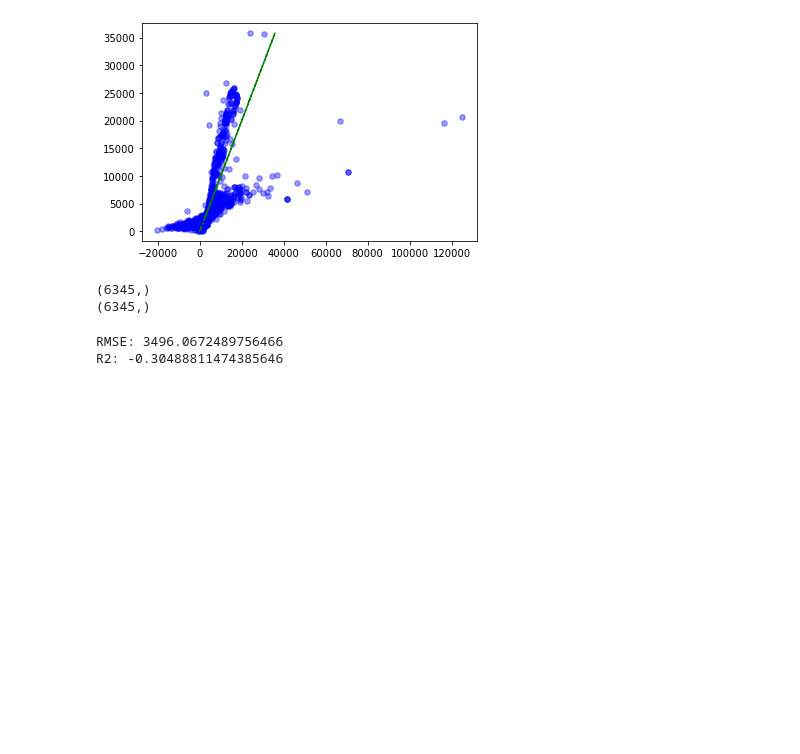
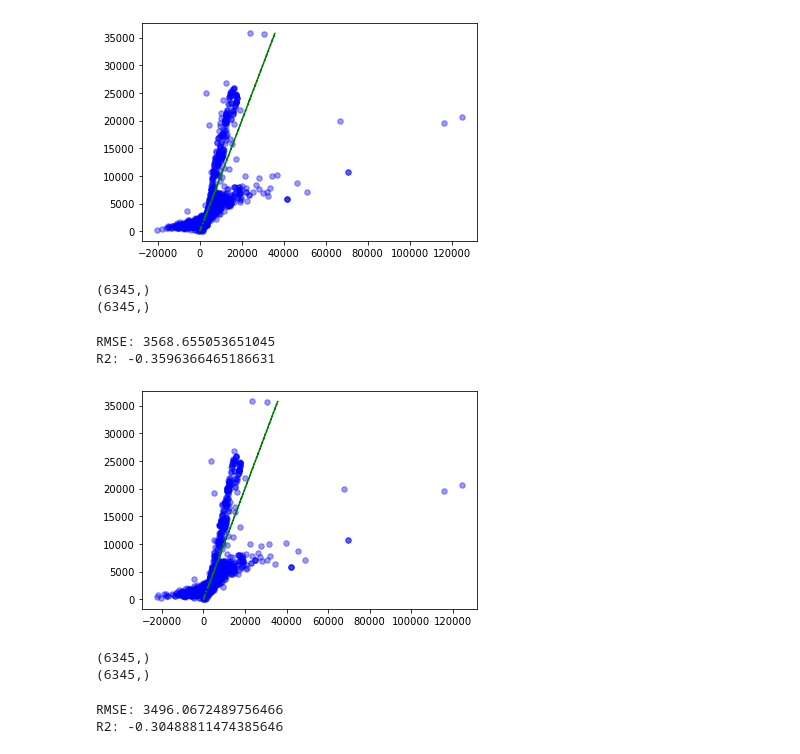
Before and after one commit to nachommm/Desafio2, a Jupyter notebook: desafio2_v5.ipynb, the cells around one changed output. Saved outputs shown, nothing was run; the diff lists cells and outputs as text; code cells hidden in the pictures; blank space fills up the shorter version.

```diff
--- a/desafio2_v5.ipynb
+++ b/desafio2_v5.ipynb
@@ -970,6 +1030,15 @@ R2: -0.32175618839268183
 [figure]
 (6345,)
 (6345,)
+# %%
+feature_cols = ['price_aprox_usd', 'surface_covered_in_m2', 'surface_total_in_m2', 'rooms']
+train_test_error(feature_cols, target)
+# %% [output]
+RMSE: 3568.655053651045
+R2: -0.3596366465186631
+[figure, added]
+(6345,)
+(6345,)
 # %%
 feature_cols = ['price_aprox_usd', 'surface_total_in_m2', 'surface_covered_in_m2',
                 'pool', 'laundry', 'parking', 'gym']
```
Also changed, not shown: parts of 61 cells of this notebook.
